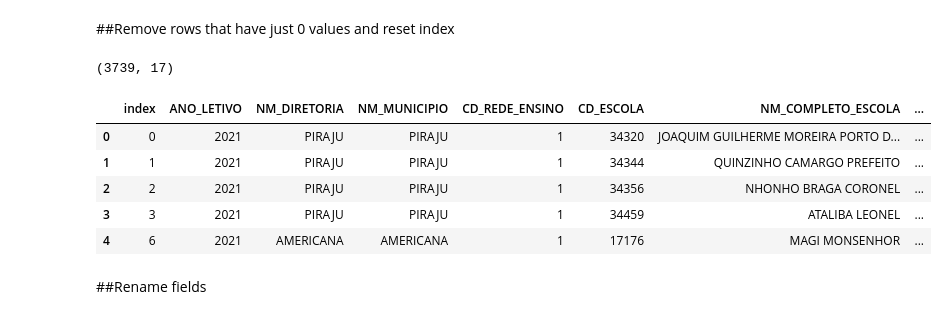
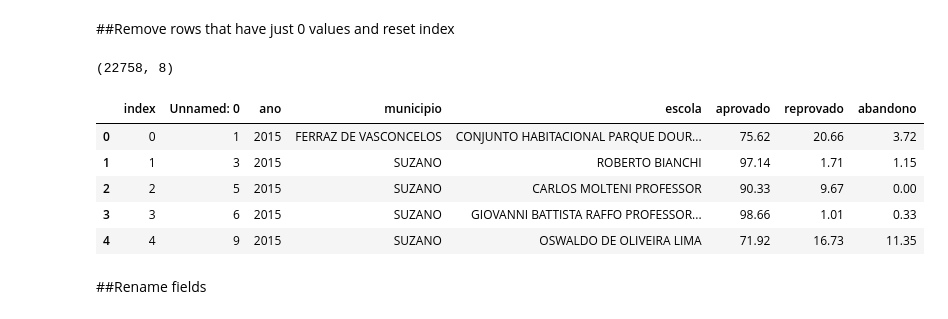
Before and after one commit to maiconspa/student-analysis, a Jupyter notebook: a3_ia.ipynb, the cells around one changed output. Cells and saved outputs as stored; diff of their text form; code cells hidden in the pictures.

```diff
--- a/a3_ia.ipynb
+++ b/a3_ia.ipynb
@@ -63,7 +63,7 @@ import pickle
 # %% [markdown]
 ##Import document as data frame
 # %%
-df_cleaned = pd.read_excel('./data/Fluxo_Escolar_por_Escola_2021.xlsx',engine='openpyxl')
+df_cleaned = pd.read_excel('./output/fluxo_escolar_filtered_correct_percenteges.xlsx',engine='openpyxl')
 print(df_cleaned.shape)
 df_cleaned.head()
 # %% [output]
@@ -95,26 +95,26 @@ df_cleaned.head()
 ##Converting datetime values to correct format
 # %%
 for index, row in df_cleaned.iterrows():
-    if(isinstance(row['APR_3'], datetime.datetime)):
-        if row['APR_3'].month < 10:
-            new_value = str(row['APR_3'].day) + ".0" + str(row['APR_3'].month)
+    if(isinstance(row['aprovado'], datetime.datetime)):
+        if row['aprovado'].month < 10:
+            new_value = str(row['aprovado'].day) + ".0" + str(row['aprovado'].month)
         else:
-            new_value = str(row['APR_3'].day) + "." + str(row['APR_3'].month)
-        df_cleaned['APR_3'] = df_cleaned['APR_3'].replace([row['APR_3']], new_value)
+            new_value = str(row['aprovado'].day) + "." + str(row['aprovado'].month)
+        df_cleaned['aprovado'] = df_cleaned['aprovado'].replace([row['aprovado']], new_value)
 
-    if(isinstance(row['REP_3'], datetime.datetime)):
-        if row['REP_3'].month < 10:
-            new_value = str(row['REP_3'].day) + ".0" + str(row['REP_3'].month)
+    if(isinstance(row['reprovado'], datetime.datetime)):
+        if row['reprovado'].month < 10:
+            new_value = str(row['reprovado'].day) + ".0" + str(row['reprovado'].month)
         else:
-            new_value = str(row['REP_3'].day) + "." + str(row['REP_3'].month)
-        df_cleaned['REP_3'] = df_cleaned['REP_3'].replace([row['REP_3']], new_value)
+            new_value = str(row['reprovado'].day) + "." + str(row['reprovado'].month)
+        df_cleaned['reprovado'] = df_cleaned['reprovado'].replace([row['reprovado']], new_value)
 
-    if(isinstance(row['ABA_3'], datetime.datetime)):
-        if row['ABA_3'].month < 10:
-            new_value = str(row['ABA_3'].day) + ".0" + str(row['ABA_3'].month)
+    if(isinstance(row['abandono'], datetime.datetime)):
+        if row['abandono'].month < 10:
+            new_value = str(row['abandono'].day) + ".0" + str(row['abandono'].month)
         else:
-            new_value = str(row['ABA_3'].day) + "." + str(row['ABA_3'].month)
-        df_cleaned['ABA_3'] = df_cleaned['ABA_3'].replace([row['ABA_3']], new_value)
+            new_value = str(row['abandono'].day) + "." + str(row['abandono'].month)
+        df_cleaned['abandono'] = df_cleaned['abandono'].replace([row['abandono']], new_value)
 
 print(df_cleaned.shape)
 df_cleaned.head()
@@ -129,8 +129,8 @@ df_cleaned.head()
 # %% [markdown]
 ##Removing lines with negative number
 # %%
-df_cleaned['ABA_3'] = df_cleaned['ABA_3'].astype(str)
-df_cleaned = df_cleaned[df_cleaned["ABA_3"].str.contains("-") == False]
+df_cleaned['abandono'] = df_cleaned['abandono'].astype(str)
+df_cleaned = df_cleaned[df_cleaned["abandono"].str.contains("-") == False]
 
 print(df_cleaned.shape)
 df_cleaned.head()
@@ -145,27 +145,27 @@ df_cleaned.head()
 # %% [markdown]
 ##Convert columns to float
 # %%
-df_cleaned['APR_3'] = df_cleaned['APR_3'].astype(float)
-df_cleaned['REP_3'] = df_cleaned['REP_3'].astype(float)
-df_cleaned['ABA_3'] = df_cleaned['ABA_3'].astype(float)
+df_cleaned['aprovado'] = df_cleaned['aprovado'].astype(float)
+df_cleaned['reprovado'] = df_cleaned['reprovado'].astype(float)
+df_cleaned['abandono'] = df_cleaned['abandono'].astype(float)
 # %% [markdown]
 ##Remove rows that have just 0 values and reset index
 # %%
-indexZero = df_cleaned[(df_cleaned['APR_3'] == 0) & (df_cleaned['REP_3'] == 0) & (df_cleaned['ABA_3'] == 0)].index
+indexZero = df_cleaned[(df_cleaned['aprovado'] == 0) & (df_cleaned['reprovado'] == 0) & (df_cleaned['abandono'] == 0)].index
 df_cleaned.drop(indexZero, inplace=True)
 
 df_cleaned = df_cleaned.reset_index()
 
 print(df_cleaned.shape)
 df_cleaned.head()
 # %% [output]
-(3739, 17)
+(22758, 8)
-|  | index | ANO_LETIVO | NM_DIRETORIA | NM_MUNICIPIO | CD_REDE_ENSINO | CD_ESCOLA | NM_COMPLETO_ESCOLA | ... |
-| 0 | 0 | 2021 | PIRAJU | PIRAJU | 1 | 34320 | JOAQUIM GUILHERME MOREIRA PORTO D... | ... |
-| 1 | 1 | 2021 | PIRAJU | PIRAJU | 1 | 34344 | QUINZINHO CAMARGO PREFEITO | ... |
-| 2 | 2 | 2021 | PIRAJU | PIRAJU | 1 | 34356 | NHONHO BRAGA CORONEL | ... |
-| 3 | 3 | 2021 | PIRAJU | PIRAJU | 1 | 34459 | ATALIBA LEONEL | ... |
-| 4 | 6 | 2021 | AMERICANA | AMERICANA | 1 | 17176 | MAGI MONSENHOR | ... |
+|  | index | Unnamed: 0 | ano | municipio | escola | aprovado | reprovado | abandono |
+| 0 | 0 | 1 | 2015 | FERRAZ DE VASCONCELOS | CONJUNTO HABITACIONAL PARQUE DOUR... | 75.62 | 20.66 | 3.72 |
+| 1 | 1 | 3 | 2015 | SUZANO | ROBERTO BIANCHI | 97.14 | 1.71 | 1.15 |
+| 2 | 2 | 5 | 2015 | SUZANO | CARLOS MOLTENI PROFESSOR | 90.33 | 9.67 | 0.00 |
+| 3 | 3 | 6 | 2015 | SUZANO | GIOVANNI BATTISTA RAFFO PROFESSOR... | 98.66 | 1.01 | 0.33 |
+| 4 | 4 | 9 | 2015 | SUZANO | OSWALDO DE OLIVEIRA LIMA | 71.92 | 16.73 | 11.35 |
 # %% [markdown]
 ##Rename fields
 # %%
```
Also changed, not shown: parts of 19 cells of this notebook, 2 other files.
